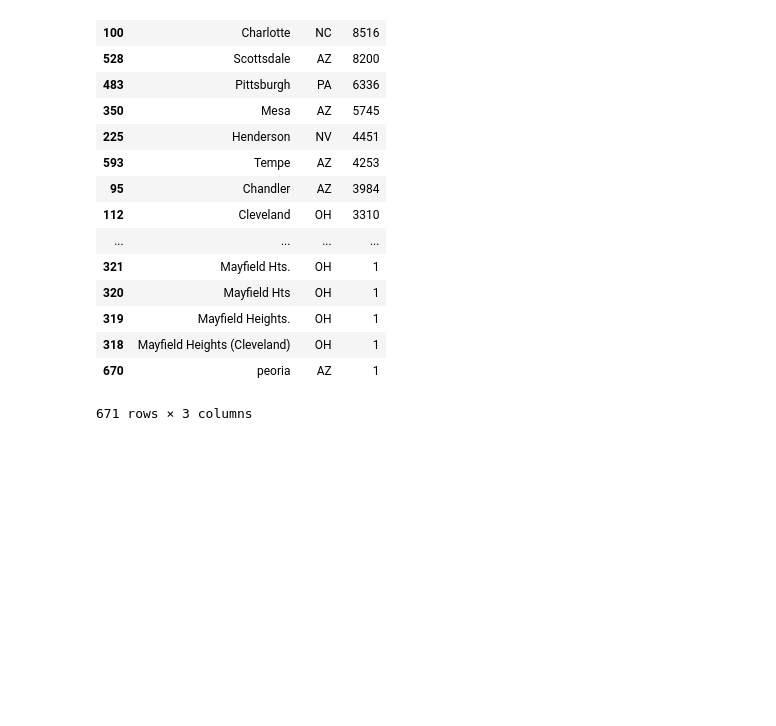
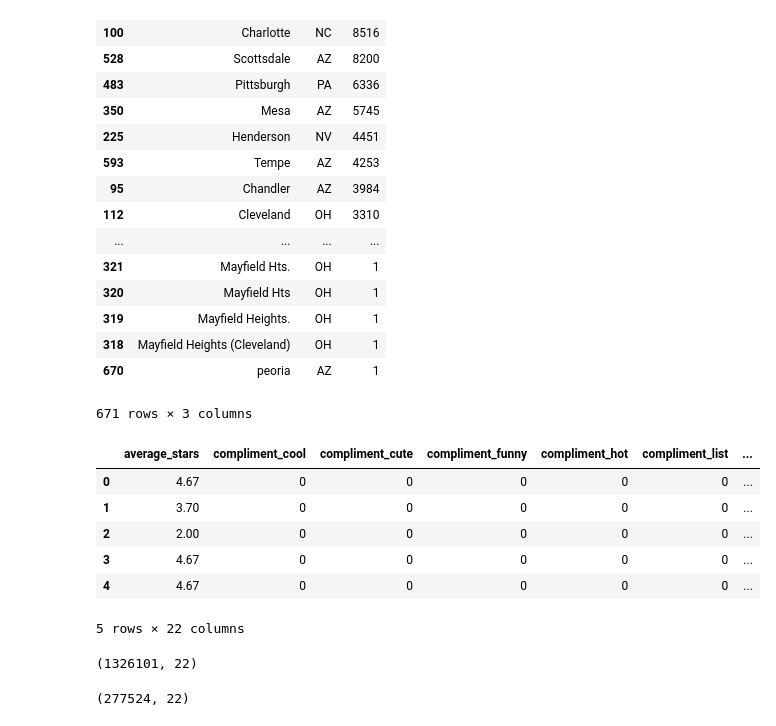
Before and after one commit to rlrognstad/Springboard_capstone_2, a Jupyter notebook: yelp_explore.ipynb, the cells around one changed output. Drawn from its saved outputs; the diff is of its cells as text; code cells hidden in the pictures; blank space fills up the shorter version.

```diff
--- a/yelp_explore.ipynb
+++ b/yelp_explore.ipynb
@@ -87,3 +87,19 @@ yelp_sub[['city', 'state', 'postal_code']].groupby(['city', 'state'])['postal_co
 | 318 | Mayfield Heights (Cleveland) | OH | 1 |
 | 670 | peoria | AZ | 1 |
 671 rows × 3 columns
+# %%
+yelp_user = pd.read_json('yelp_academic_dataset_user.json', lines = True)
+# %%
+yelp_user.head()
+# %% [output]
+|  | average_stars | compliment_cool | compliment_cute | compliment_funny | compliment_hot | compliment_list | ... |
+| 0 | 4.67 | 0 | 0 | 0 | 0 | 0 | ... |
+| 1 | 3.70 | 0 | 0 | 0 | 0 | 0 | ... |
+| 2 | 2.00 | 0 | 0 | 0 | 0 | 0 | ... |
+| 3 | 4.67 | 0 | 0 | 0 | 0 | 0 | ... |
+| 4 | 4.67 | 0 | 0 | 0 | 0 | 0 | ... |
+5 rows × 22 columns
+# %%
+yelp_user.shape
+# %% [output]
+(1326101, 22)
@@ -89,0 +108,4 @@ yelp_sub[['city', 'state', 'postal_code']].groupby(['city', 'state'])['postal_co
+# %%
+yelp_u_sub.shape
+# %% [output]
+(277524, 22)
```
Also changed, not shown: parts of 4 cells of this notebook.
